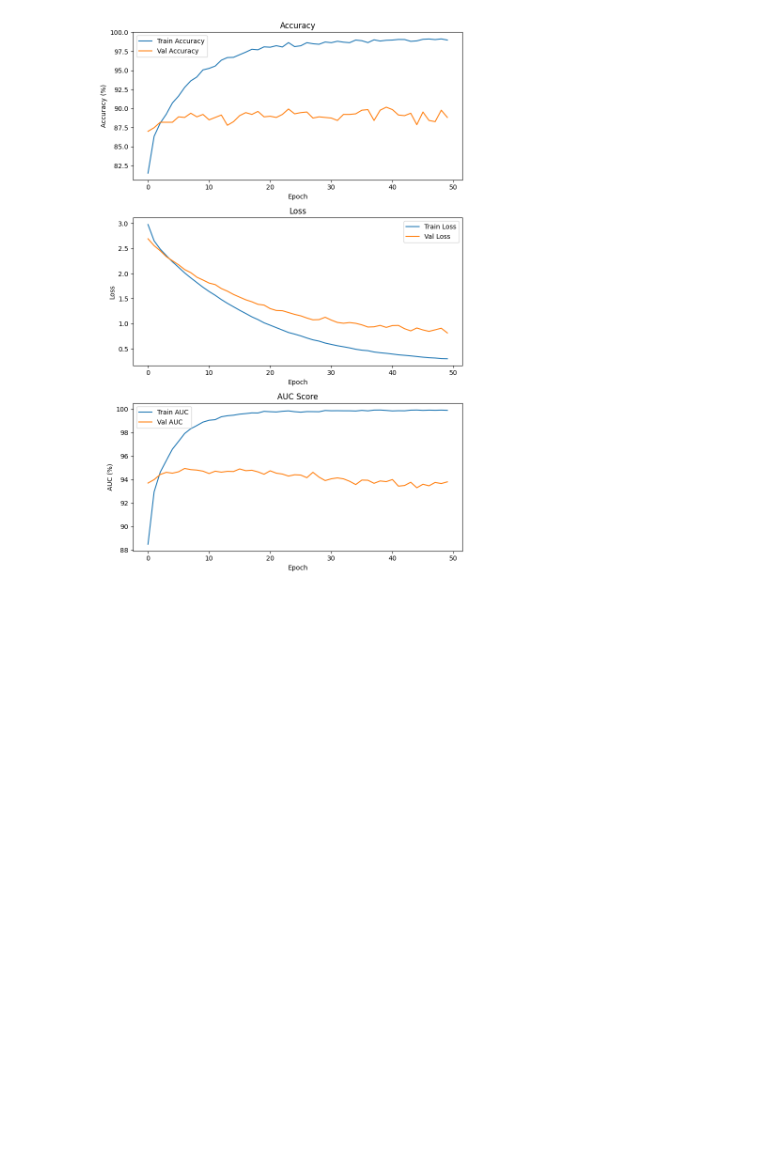
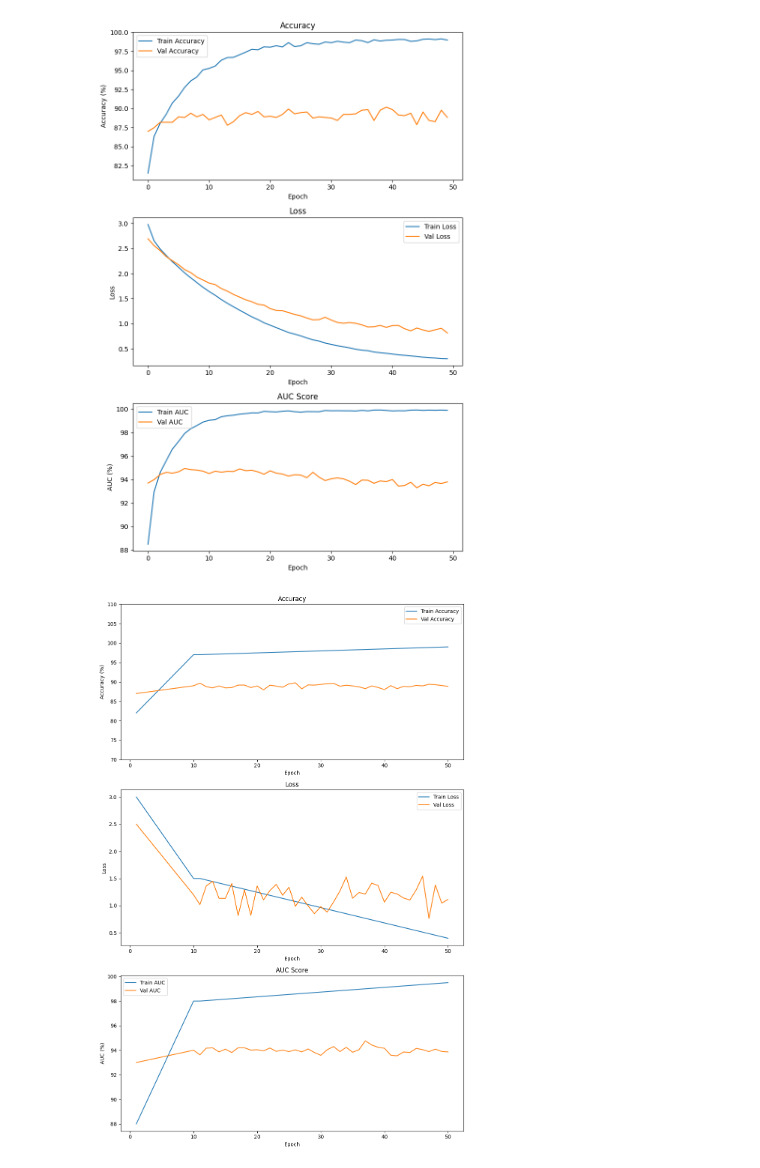
Before and after one commit to nishmakafle/thesis_research, a Jupyter notebook: final_improved_model.ipynb, the cells around one changed output. Saved outputs shown, nothing was run; the diff lists cells and outputs as text; code cells hidden in the pictures; blank space fills up the shorter version.

```diff
--- a/final_improved_model.ipynb
+++ b/final_improved_model.ipynb
@@ -275,3 +256,52 @@ plot_training_curves(history)
 # %% [output]
 dict_keys(['AUC', 'accuracy', 'loss', 'val_AUC', 'val_accuracy', 'val_loss'])
 [figure]
+# %%
+import matplotlib.pyplot as plt
+import numpy as np
+
+# Simulated data
+epochs = np.arange(1, 51)
+train_accuracy = np.concatenate([np.linspace(82, 97, 10), np.linspace(97, 99, 40)])
+val_accuracy = np.concatenate([np.linspace(87, 89, 10), np.random.normal(89, 0.5, 40)])
+train_loss = np.concatenate([np.linspace(3, 1.5, 10), np.linspace(1.5, 0.4, 40)])
+val_loss = np.concatenate([np.linspace(2.5, 1.2, 10), np.random.normal(1.2, 0.2, 40)])
+train_auc = np.concatenate([np.linspace(88, 98, 10), np.linspace(98, 99.5, 40)])
+val_auc = np.concatenate([np.linspace(93, 94, 10), np.random.normal(94, 0.2, 40)])
+
+# Create subplots
+fig, axs = plt.subplots(3, 1, figsize=(10, 15))
+
+# Plot Accuracy
+axs[0].plot(epochs, train_accuracy, label='Train Accuracy', color='tab:blue')
+axs[0].plot(epochs, val_accuracy, label='Val Accuracy', color='tab:orange')
+axs[0].set_title('Accuracy')
+axs[0].set_xlabel('Epoch')
+axs[0].set_ylabel('Accuracy (%)')
+axs[0].legend()
+axs[0].set_ylim(60, 110)
+axs[0].grid(False)
+
+# Plot Loss
+axs[1].plot(epochs, train_loss, label='Train Loss', color='tab:blue')
+axs[1].plot(epochs, val_loss, label='Val Loss', color='tab:orange')
+axs[1].set_title('Loss')
+axs[1].set_xlabel('Epoch')
+axs[1].set_ylabel('Loss')
+axs[1].legend()
+axs[1].grid(False)
+
+# Plot AUC Score
+axs[2].plot(epochs, train_auc, label='Train AUC', color='tab:blue')
+axs[2].plot(epochs, val_auc, label='Val AUC', color='tab:orange')
+axs[2].set_title('AUC Score')
+axs[2].set_xlabel('Epoch')
+axs[2].set_ylabel('AUC (%)')
+axs[2].legend()
+axs[2].grid(False)
+
+# Adjust layout and save the plot
+plt.tight_layout()
+plt.show()
+# %% [output]
+[figure, added]
```
Also changed, not shown: parts of 1 cell of this notebook, 1 other file.
